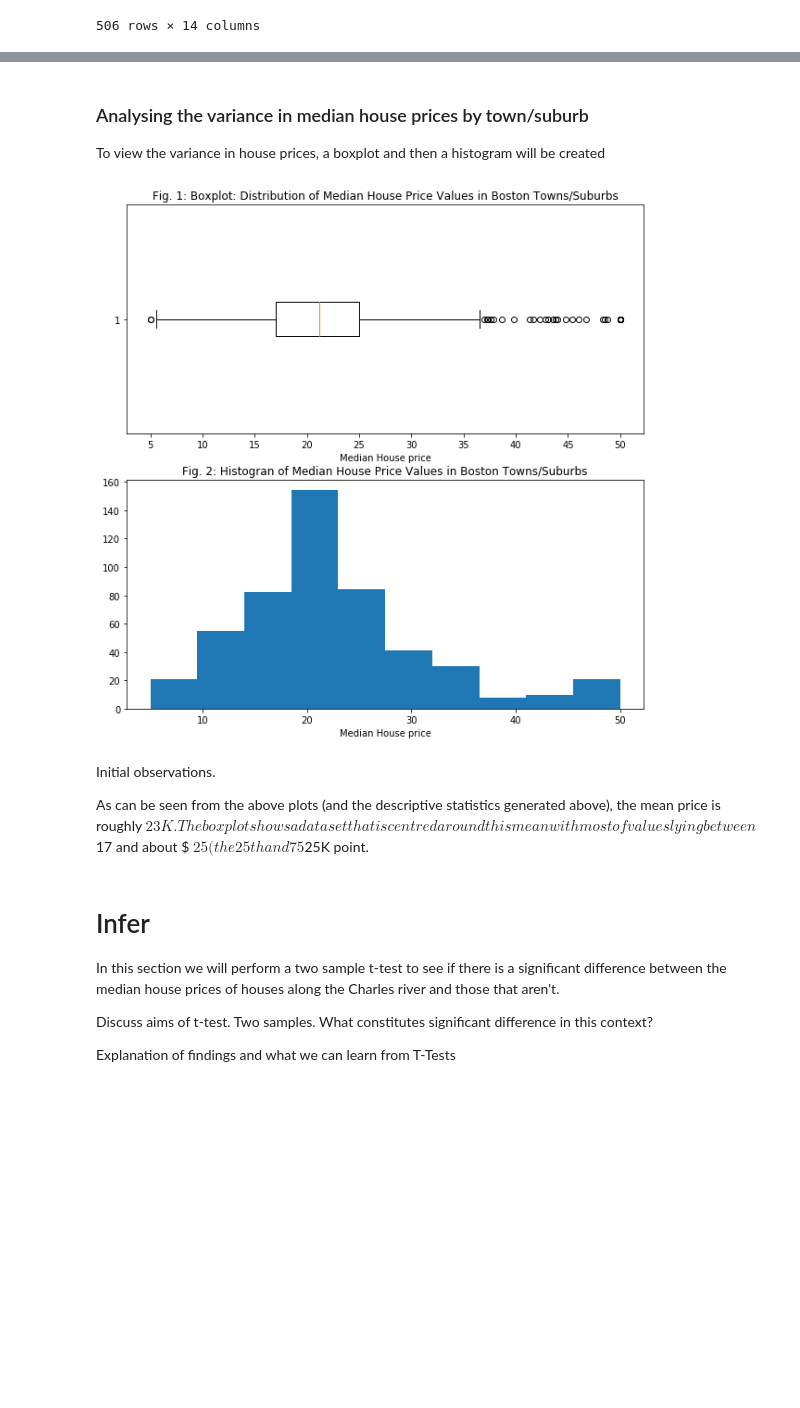
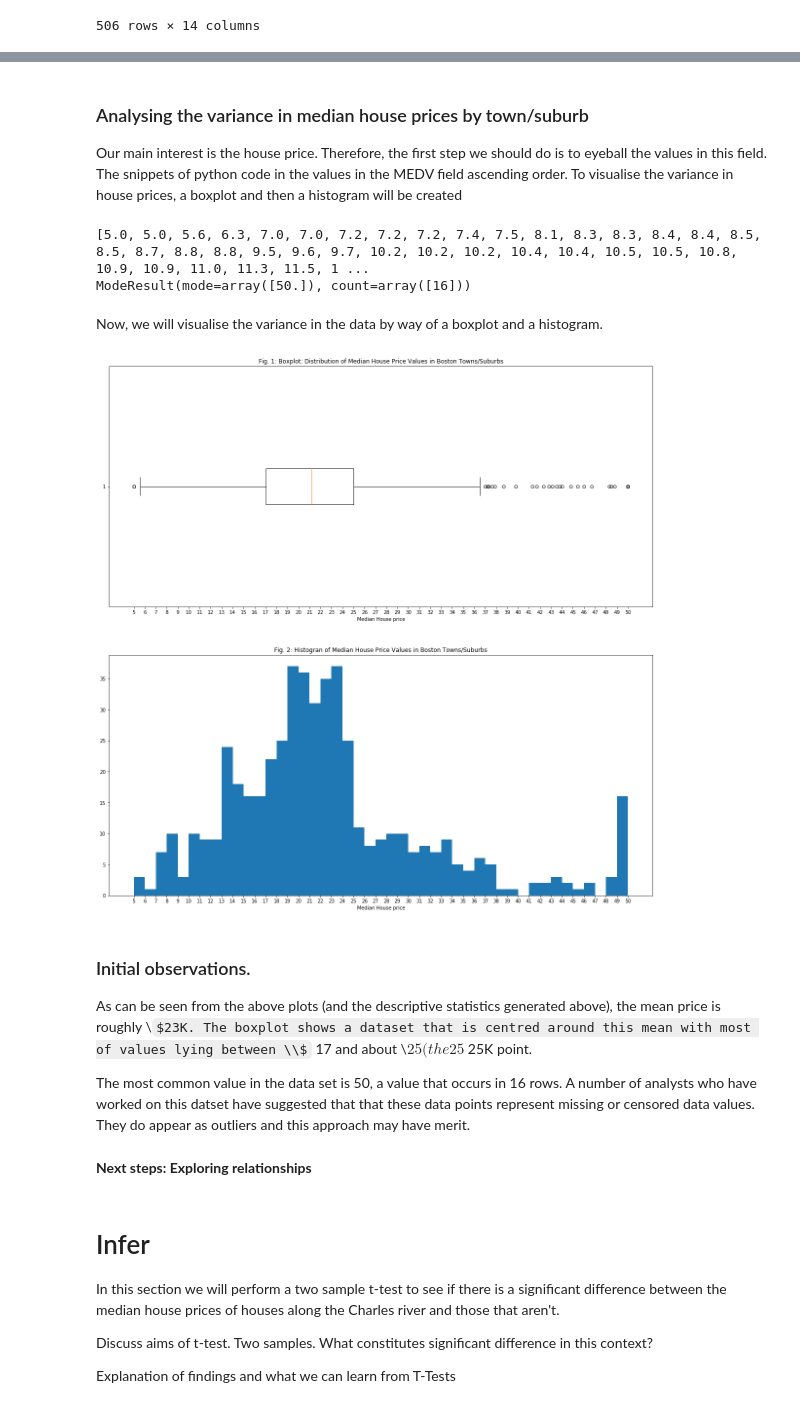
Before and after one commit to davesheils/machineLearningStatisticsProject2019, a Jupyter notebook: Project Notebook.ipynb, the cells around one changed output, grey strips where cells are left out. Drawn from its saved outputs; the diff is of its cells as text; code cells hidden in the pictures; some formulas as TeX source; blank space fills up the shorter version.

Commit message:
Added list of house values for eyeballing; identify most common value and probable outlier. Next step will be to explore relationships.

```diff
--- a/Project Notebook.ipynb
+++ b/Project Notebook.ipynb
@@ -29,7 +29,7 @@ import seaborn as sns
 import scipy as sp
 import keras as kr
 
-plt.rcParams['figure.figsize'] = [10,10]
+plt.rcParams['figure.figsize'] = [20,20]
 # %% [markdown]
 <a id="Describe"></a>
 
@@ -124,32 +120,47 @@ boston.describe()
 # %% [markdown]
 ### Analysing the variance in median house prices by town/suburb
 
-To view the variance in house prices, a boxplot and then a histogram will be created
+Our main interest is the house price. Therefore, the first step we should do is to eyeball the values in this field. The snippets of python code in the values in the MEDV field ascending order. To visualise the variance in house prices, a boxplot and then a histogram will be created
+# %%
+# code to create a sorted list of house price values:
+l = list(boston['MEDV'])
+l.sort()
+print(l)
+print(sp.stats.mode(l)) # using scipy.stats mode funciton to find the most common value - relevant to analysis below.
+# %% [output]
+[5.0, 5.0, 5.6, 6.3, 7.0, 7.0, 7.2, 7.2, 7.2, 7.4, 7.5, 8.1, 8.3, 8.3, 8.4, 8.4, 8.5, 8.5, 8.7, 8.8, 8.8, 9.5, 9.6, 9.7, 10.2, 10.2, 10.2, 10.4, 10.4, 10.5, 10.5, 10.8, 10.9, 10.9, 11.0, 11.3, 11.5, 1 ...
+ModeResult(mode=array([50.]), count=array([16]))
+# %% [markdown]
+Now, we will visualise the variance in the data by way of a boxplot and a histogram.
 # %%
 # create a numpy array from the MEDV (median value) column in the boston dataset
 price = np.array(boston['MEDV'])
 
 # Create a boxplot using pyplot
 plt.subplot(2,1,1)
 plt.boxplot(price, vert = False)
 
 plt.title("Fig. 1: Boxplot: Distribution of Median House Price Values in Boston Towns/Suburbs")
 plt.xlabel("Median House price")
-plt.xticks(np.arange(min(price), max(x)+1, 5.0)) # x label ticks spaced at $ 5,000 intervals
+plt.xticks(np.arange(min(price), max(price)+1, 1.0)) # x label ticks spaced at $ 5,000 intervals
 
 plt.subplot(2,1,2)
-plt.hist(price)
+plt.hist(price, bins =np.arange(min(price), max(price)+1, 1.0) )
 plt.title("Fig. 2: Histogran of Median House Price Values in Boston Towns/Suburbs")
 plt.xlabel("Median House price")
-plt.xticks(np.arange(min(price), max(x)+1, 5.0)) #
+plt.xticks(np.arange(min(price), max(price)+1, 1.0)) #
 
 plt.show()
 # %% [output]
-[figure, old version]
+[figure, new version]
 # %% [markdown]
-Initial observations.
+### Initial observations.
 
-As can be seen from the above plots (and the descriptive statistics generated above), the mean price is roughly $23K. The boxplot shows a dataset that is centred around this mean with most of values lying between $17 and about $ $25  (the 25th and 75% percentile points). The histogram shows a dataset which would almost conform to a normal distribution, were it not for the outliers above the $25K point.
+As can be seen from the above plots (and the descriptive statistics generated above), the mean price is roughly \\$23K. The boxplot shows a dataset that is centred around this mean with most of values lying between \\$ 17 and about  \\$ 25  (the 25% and 75% percentile points). The histogram shows a dataset which could almost conform to a normal distribution, were it not for the outliers above the \\$ 25K point.
+
+The most common value in the data set is 50, a value that occurs in 16 rows. A number of analysts who have worked on this datset have suggested that that these data points represent missing or censored data values. They do appear as outliers and this approach may have merit.
+# %% [markdown]
+**Next steps: Exploring relationships**
 # %% [markdown]
 <a id="Infer"></a>
 
```
Also changed, not shown: parts of 2 cells of this notebook.
